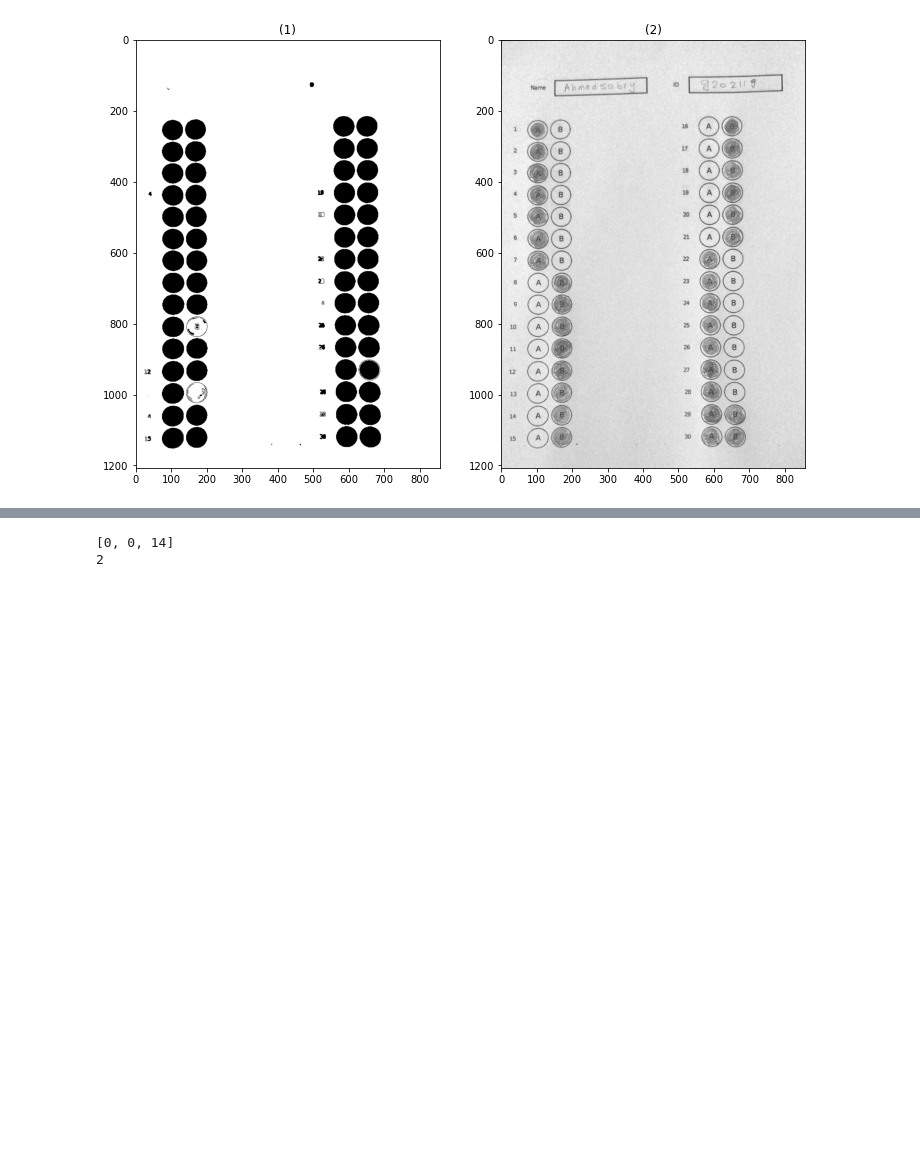
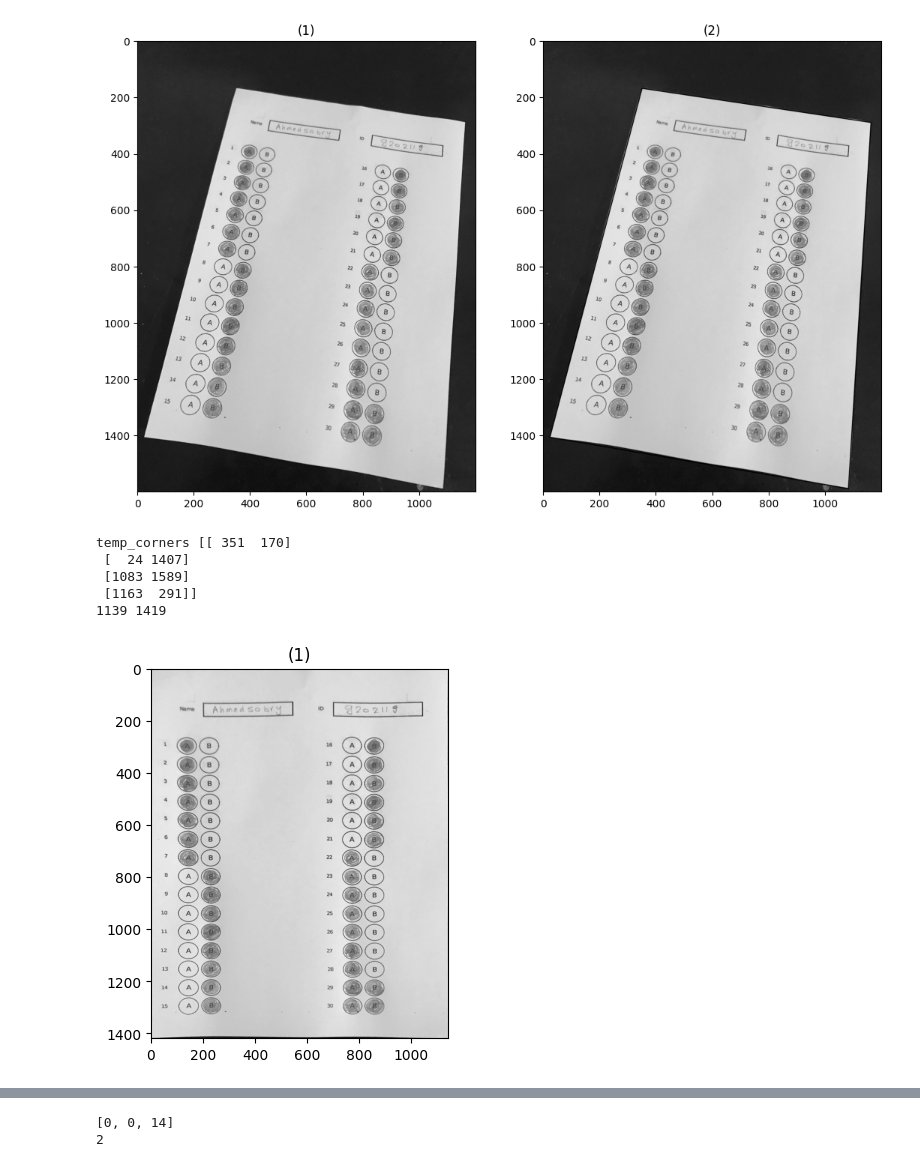
Before and after one commit to ZiadSheriif/Sa7a7LY, a Jupyter notebook: BubbleSheet/final.ipynb, the cells around one changed output, grey strips where cells are left out. Drawn from its saved outputs; the diff is of its cells as text; code cells hidden in the pictures; blank space fills up the shorter version.

Commit message:
make prespective transform

```diff
--- a/BubbleSheet/final.ipynb
+++ b/BubbleSheet/final.ipynb
@@ -22,7 +22,7 @@ from utils.commonfunctions import *
 # # read image 1.jpg
 # img = cv.imread('dataset/inputs/Five0.png',0)
 # read image 1.jpg
-img = cv.imread('dataset/Bubble_Data/5_new.jpeg',0)
+img = cv.imread('dataset/Bubble_Data/3_new.jpeg',0)
 # colored_img = cv.imread('datasets/dataset_module1/01.jpg')
 # img = cv.imread('datasets/dataset_module1/11.jpg',0)
 
@@ -66,18 +66,83 @@ show_images([cannyEdges])
 # %%
 # Finding Contours
 # Use a copy of the image e.g. edged.copy()
 # since findContours alters the image
 img_cpy = img.copy()
 img_cpy = cv.adaptiveThreshold(img_cpy,255,cv.ADAPTIVE_THRESH_GAUSSIAN_C,cv.THRESH_BINARY,59,3)
 contours, hierarchy = cv.findContours(cannyEdges,
     cv.RETR_EXTERNAL, cv.CHAIN_APPROX_NONE)
 
+sorted_contours = sorted(contours, key=cv.contourArea)
+
+c = max(sorted_contours, key = cv.contourArea)
+maxCountourArea = cv.contourArea(c)
+
+transormedImg = img.copy()
+if(maxCountourArea > 0.4 * img.shape[0] * img.shape[1]):
+    # limit contour to quadrilateral
+    peri = cv.arcLength(c, True)
+    corners = cv.approxPolyDP(c, 0.04 * peri, True)
+
+    # draw quadrilateral on input image from detected corners
+    result = img.copy()
+    cv.polylines(result, [corners], True, (0,0,255), 2, cv.LINE_AA)
+
+    show_images([img,result])
+
+    # print(corners)
+
+    x_list = [corners[0][0][0],corners[1][0][0],corners[2][0][0],corners[3][0][0]]
+    y_list = [corners[0][0][1],corners[1][0][1],corners[2][0][1],corners[3][0][1]]
+    x_list = np.sort(x_list)
+    y_list = np.sort(y_list)
+
+    # print(corners)
+
+    temp_corners = np.squeeze(corners)
+
+    print("temp_corners",temp_corners)
+
+    temp_corners = sorted(temp_corners, key=lambda x: x[0])
+
+    top_left = []
+    top_right = []
+    bottom_left = []
+    bottom_right = []
+    if temp_corners[0][1] < temp_corners[1][1]:
+        top_left = temp_corners[0]
+        top_right = temp_corners[1]
+    else:
+        top_left = temp_corners[1]
+        top_right = temp_corners[0]
+
+    if temp_corners[2][1] < temp_corners[3][1]:
+        bottom_left = temp_corners[2]
+        bottom_right = temp_corners[3]
+    else:
+        bottom_left = temp_corners[3]
+        bottom_right = temp_corners[2]
+
+    height = np.max([top_left[1],top_right[1],bottom_left[1],bottom_right[1]]) - np.min([top_left[1],top_right[1],bottom_left[1],bottom_right[1]])
+    width = np.max([top_left[0],top_right[0],bottom_left[0],bottom_right[0]]) - np.min([top_left[0],top_right[0],bottom_left[0],bottom_right[0]])
+    print(width,height)
+    oldPoints = np.float32([top_left,bottom_left,top_right,bottom_right])
+    newPoints = np.float32([[0,0],[width,0],[0,height],[width,height]])
+    transformationMatrix = cv.getPerspectiveTransform(oldPoints,newPoints)
+    transormedImg = cv.warpPerspective(img,transformationMatrix,(width,height))
+
+show_images(images = [transormedImg])
+
 white_img_contours = np.ones(img_cpy.shape)
-sorted_contours = sorted(contours, key=cv.contourArea)
+
 for contour in sorted_contours:
     x,y,w,h = cv.boundingRect(contour)
-    if w/h >= 0.7 and w/h <=1.3:
+    if w/h >= 0.7 and w/h <=1.3 and cv.contourArea(contour) <0.5* img.shape[0]*img.shape[1]:
         cv.fillPoly(white_img_contours, pts =[contour], color=(0,0,0))
-show_images([white_img_contours,img])
 # %% [output]
-[figure, old version]
+[figure, new version]
+temp_corners [[ 351  170]
+ [  24 1407]
+ [1083 1589]
+ [1163  291]]
+1139 1419
+[figure, added]
```
Also changed, not shown: parts of 10 cells of this notebook, 17 other files.
